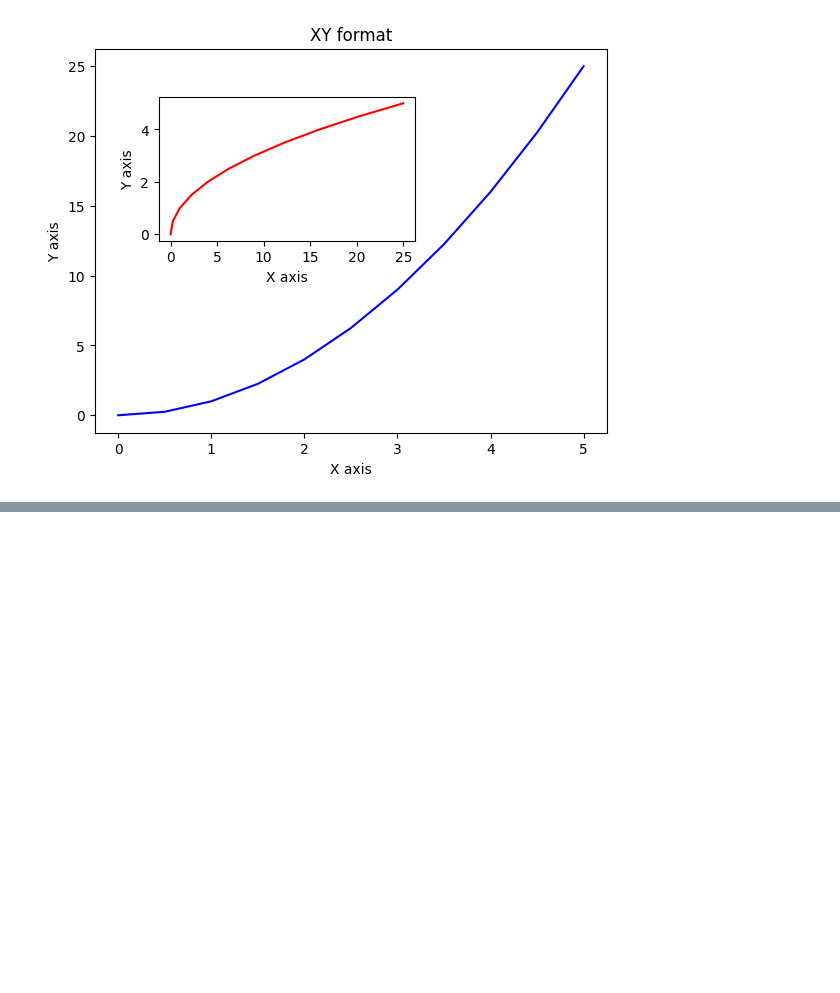
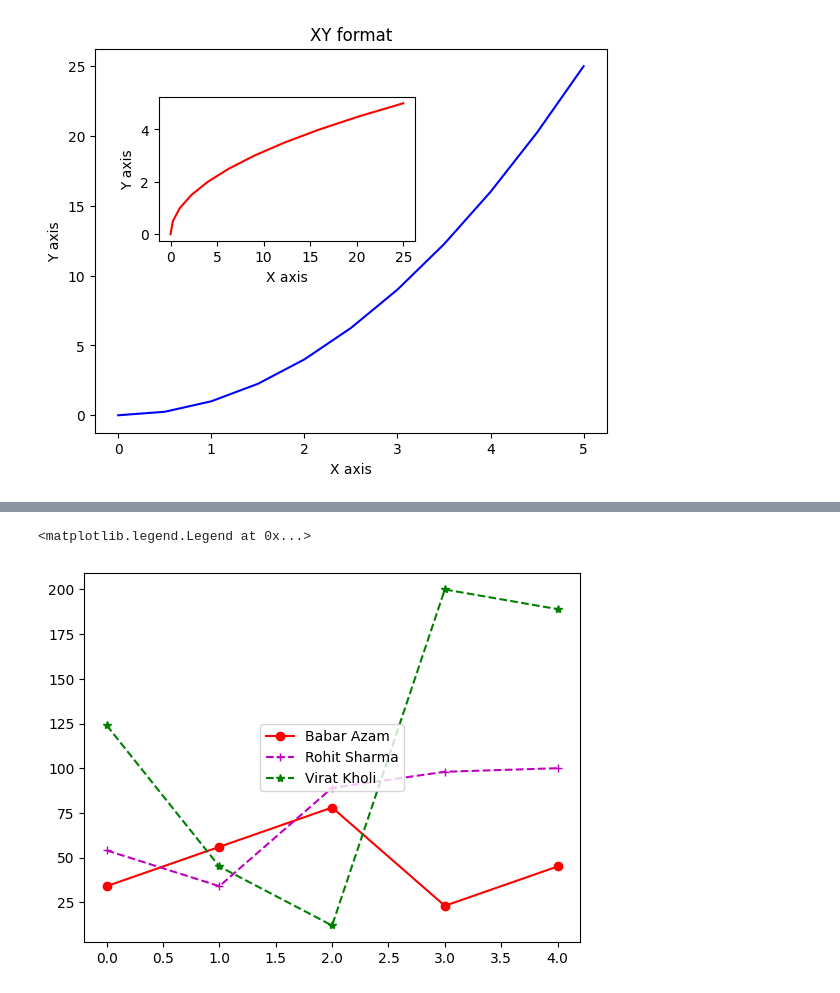
Before and after one commit to Adityasjc31/DataScience, a Jupyter notebook: data analytics/visualizingdata.ipynb, the cells around one changed output, grey strips where cells are left out. Saved outputs shown, nothing was run; the diff lists cells and outputs as text; code cells hidden in the pictures; blank space fills up the shorter version.

```diff
--- a/data analytics/visualizingdata.ipynb
+++ b/data analytics/visualizingdata.ipynb
@@ -143,0 +183,12 @@ Text(0.5, 1.0, 'YX Format')
+# %%
+babar = [34,56,78,23,45]
+rohit = [54,34,89,98,100]
+virat = [124,45,12,200,189]
+
+plt.plot(babar,'ro-',label="Babar Azam")
+plt.plot(rohit,'m--+',label = "Rohit Sharma")
+plt.plot(virat,'g--*',label = "Virat Kholi")
+plt.legend(loc=10)
+# %% [output]
+<matplotlib.legend.Legend at 0x...>
+[figure, added]
```
Also changed, not shown: parts of 12 cells of this notebook.
